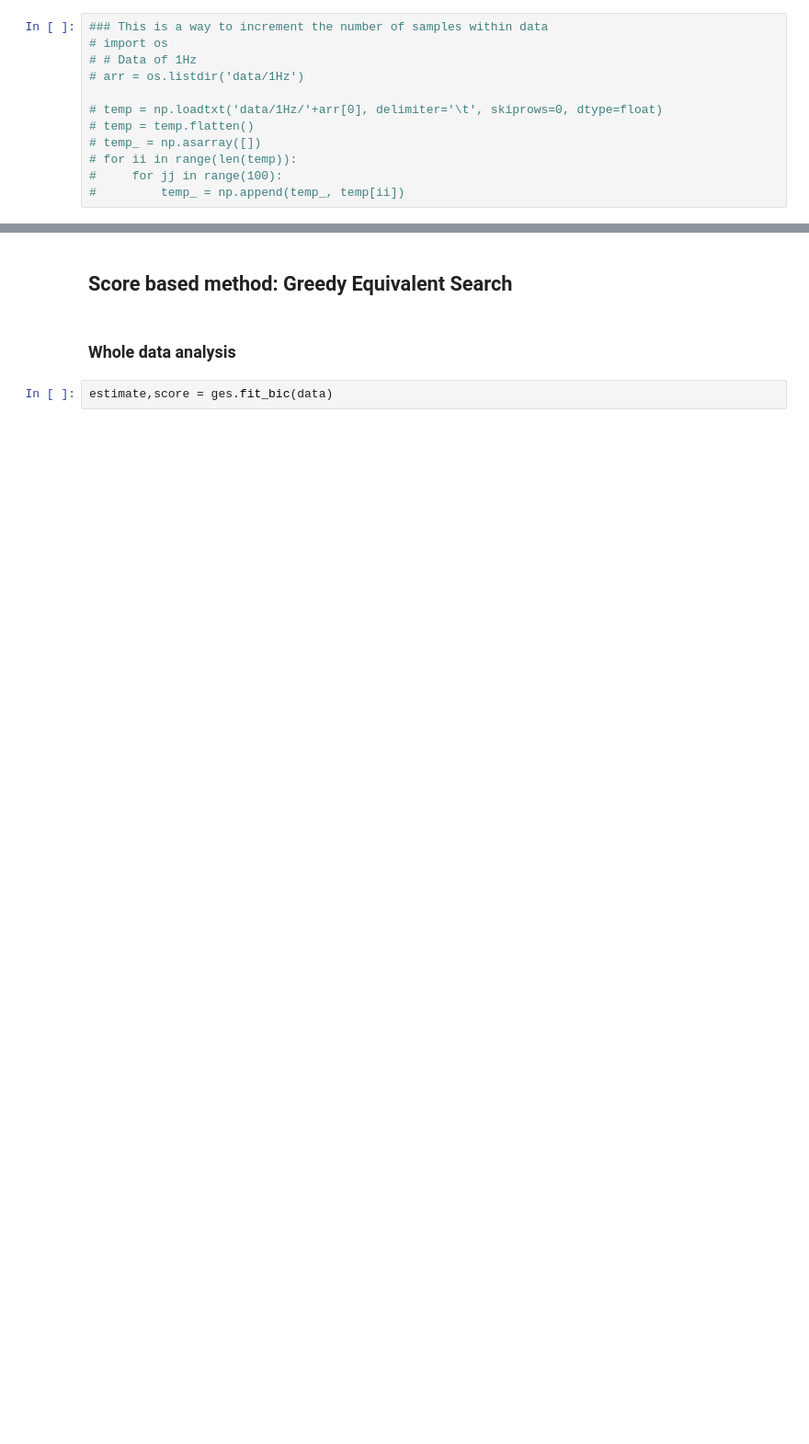
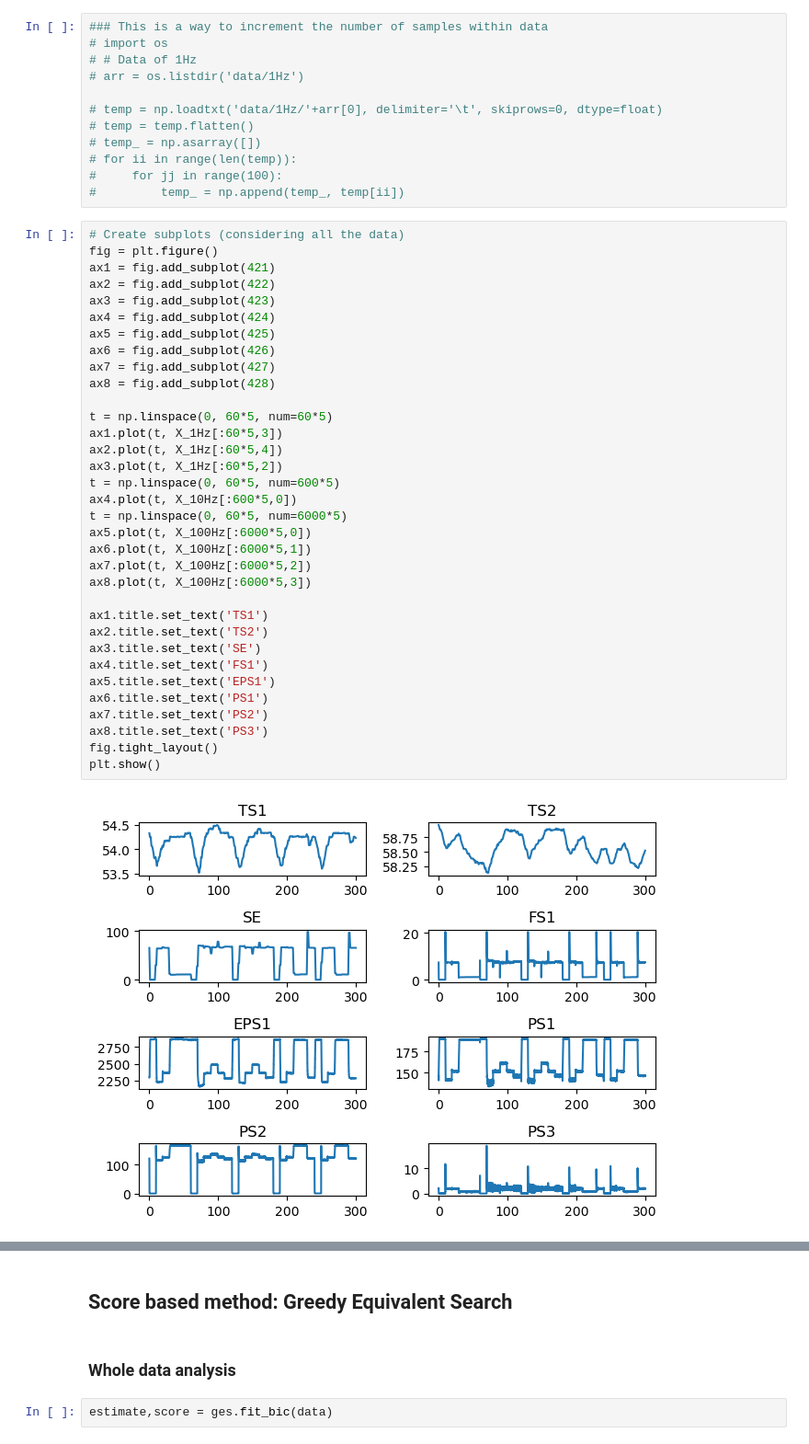
Before and after one commit to SamiraSanchezNT/Hydraulic-System-Condition-monitoring, a Jupyter notebook: ProjectAppliedCausalInference.ipynb, the cells around one changed output, grey strips where cells are left out. Shown: that part at 92% size. Saved outputs shown, nothing was run; the diff lists cells and outputs as text; blank space fills up the shorter version.

Commit message:
Update_plots

```diff
--- a/ProjectAppliedCausalInference.ipynb
+++ b/ProjectAppliedCausalInference.ipynb
@@ -348,3 +345,39 @@ NameError: name 'X_1Hz' is not defined
 # for ii in range(len(temp)):
 #     for jj in range(100):
 #         temp_ = np.append(temp_, temp[ii])
+# %%
+# Create subplots (considering all the data)
+fig = plt.figure()
+ax1 = fig.add_subplot(421)
+ax2 = fig.add_subplot(422)
+ax3 = fig.add_subplot(423)
+ax4 = fig.add_subplot(424)
+ax5 = fig.add_subplot(425)
+ax6 = fig.add_subplot(426)
+ax7 = fig.add_subplot(427)
+ax8 = fig.add_subplot(428)
+
+t = np.linspace(0, 60*5, num=60*5)
+ax1.plot(t, X_1Hz[:60*5,3])
+ax2.plot(t, X_1Hz[:60*5,4])
+ax3.plot(t, X_1Hz[:60*5,2])
+t = np.linspace(0, 60*5, num=600*5)
+ax4.plot(t, X_10Hz[:600*5,0])
+t = np.linspace(0, 60*5, num=6000*5)
+ax5.plot(t, X_100Hz[:6000*5,0])
+ax6.plot(t, X_100Hz[:6000*5,1])
+ax7.plot(t, X_100Hz[:6000*5,2])
+ax8.plot(t, X_100Hz[:6000*5,3])
+
+ax1.title.set_text('TS1')
+ax2.title.set_text('TS2')
+ax3.title.set_text('SE')
+ax4.title.set_text('FS1')
+ax5.title.set_text('EPS1')
+ax6.title.set_text('PS1')
+ax7.title.set_text('PS2')
+ax8.title.set_text('PS3')
+fig.tight_layout()
+plt.show()
+# %% [output]
+[figure, added]
```
Also changed, not shown: parts of 20 cells of this notebook, 13 other files.
